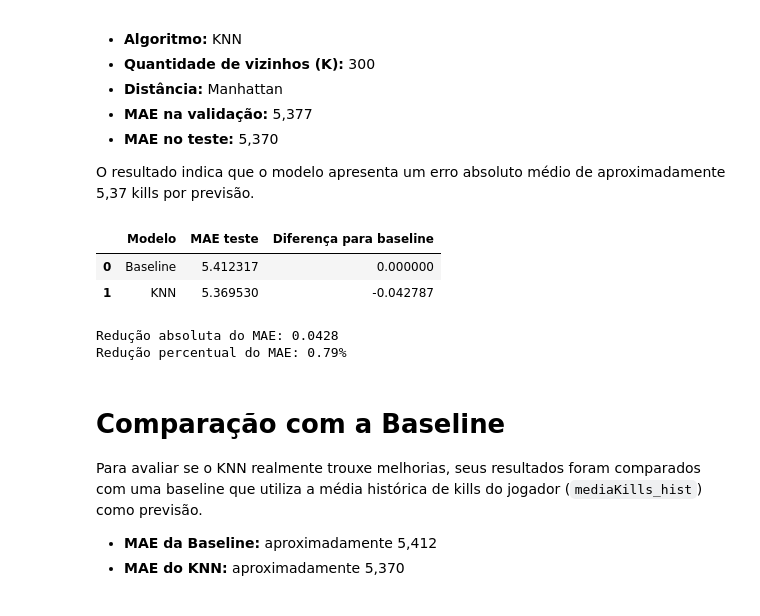
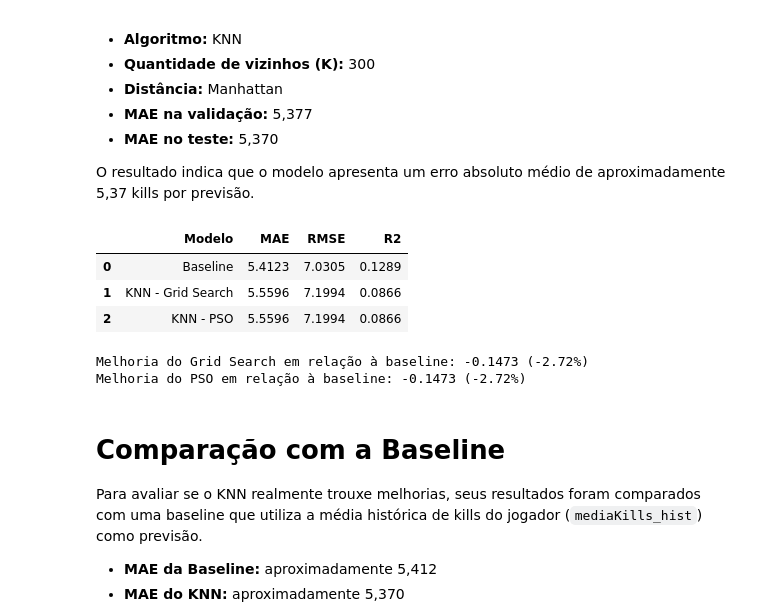
Before and after one commit to lucasccesar/Projeto-IA, a Jupyter notebook: notebooks/05_knn.ipynb, the cells around one changed output. Cells and saved outputs as stored; diff of their text form; code cells hidden in the pictures.

Commit message:
feat: resultados visuais da busca do PSO e correções no notebook do knn para comparar com a busca do PSO.

```diff
--- a/notebooks/05_knn.ipynb
+++ b/notebooks/05_knn.ipynb
@@ -225,30 +272,54 @@ A melhor configuração encontrada foi:
 
 O resultado indica que o modelo apresenta um erro absoluto médio de aproximadamente 5,37 kills por previsão.
 # %%
-# COMPARAÇÃO COM O BASELINE
 
-# A baseline prevê a média histórica de kills do jogador (mediaKills_hist).
+# COMPARAÇÃO COM A BASELINE
+
+# A baseline utiliza a média histórica de kills do jogador.
 baseline_teste = calcular_metricas(y_teste, teste["mediaKills_hist"])
 
-comparacao = pd.DataFrame({
-    "Modelo": ["Baseline", "KNN"],
-    "MAE teste": [baseline_teste["MAE"], metricas_teste["MAE"]],
-})
-comparacao["Diferença para baseline"] = comparacao["MAE teste"] - baseline_teste["MAE"]
+comparacao = pd.DataFrame([
+    {
+        "Modelo": "Baseline",
+        "MAE": baseline_teste["MAE"],
+        "RMSE": baseline_teste["RMSE"],
+        "R2": baseline_teste["R2"],
+    },
+    {
+        "Modelo": "KNN - Grid Search",
+        "MAE": metricas_grid["MAE"],
+        "RMSE": metricas_grid["RMSE"],
+        "R2": metricas_grid["R2"],
+    },
+    {
+        "Modelo": "KNN - PSO",
+        "MAE": metricas_pso["MAE"],
+        "RMSE": metricas_pso["RMSE"],
+        "R2": metricas_pso["R2"],
+    },
+])
 
-display(comparacao)
+display(comparacao.round(4))
 
-melhoria_absoluta = baseline_teste["MAE"] - metricas_teste["MAE"]
-melhoria_percentual = melhoria_absoluta / baseline_teste["MAE"] * 100
+# Calcula a melhoria de cada modelo em relação à baseline.
+for nome, metricas in [
+    ("Grid Search", metricas_grid),
+    ("PSO", metricas_pso),
+]:
+    melhoria = baseline_teste["MAE"] - metricas["MAE"]
+    percentual = melhoria / baseline_teste["MAE"] * 100
 
-print(f"Redução absoluta do MAE: {melhoria_absoluta:.4f}")
-print(f"Redução percentual do MAE: {melhoria_percentual:.2f}%")
+    print(
+        f"Melhoria do {nome} em relação à baseline: "
+        f"{melhoria:.4f} ({percentual:.2f}%)"
+    )
 # %% [output]
-|  | Modelo | MAE teste | Diferença para baseline |
-| 0 | Baseline | 5.412317 | 0.000000 |
-| 1 | KNN | 5.369530 | -0.042787 |
+|  | Modelo | MAE | RMSE | R2 |
+| 0 | Baseline | 5.4123 | 7.0305 | 0.1289 |
+| 1 | KNN - Grid Search | 5.5596 | 7.1994 | 0.0866 |
+| 2 | KNN - PSO | 5.5596 | 7.1994 | 0.0866 |
-Redução absoluta do MAE: 0.0428
-Redução percentual do MAE: 0.79%
+Melhoria do Grid Search em relação à baseline: -0.1473 (-2.72%)
+Melhoria do PSO em relação à baseline: -0.1473 (-2.72%)
 # %% [markdown]
 # Comparação com a Baseline
 
```
Also changed, not shown: parts of 7 cells of this notebook, 4 other files.
